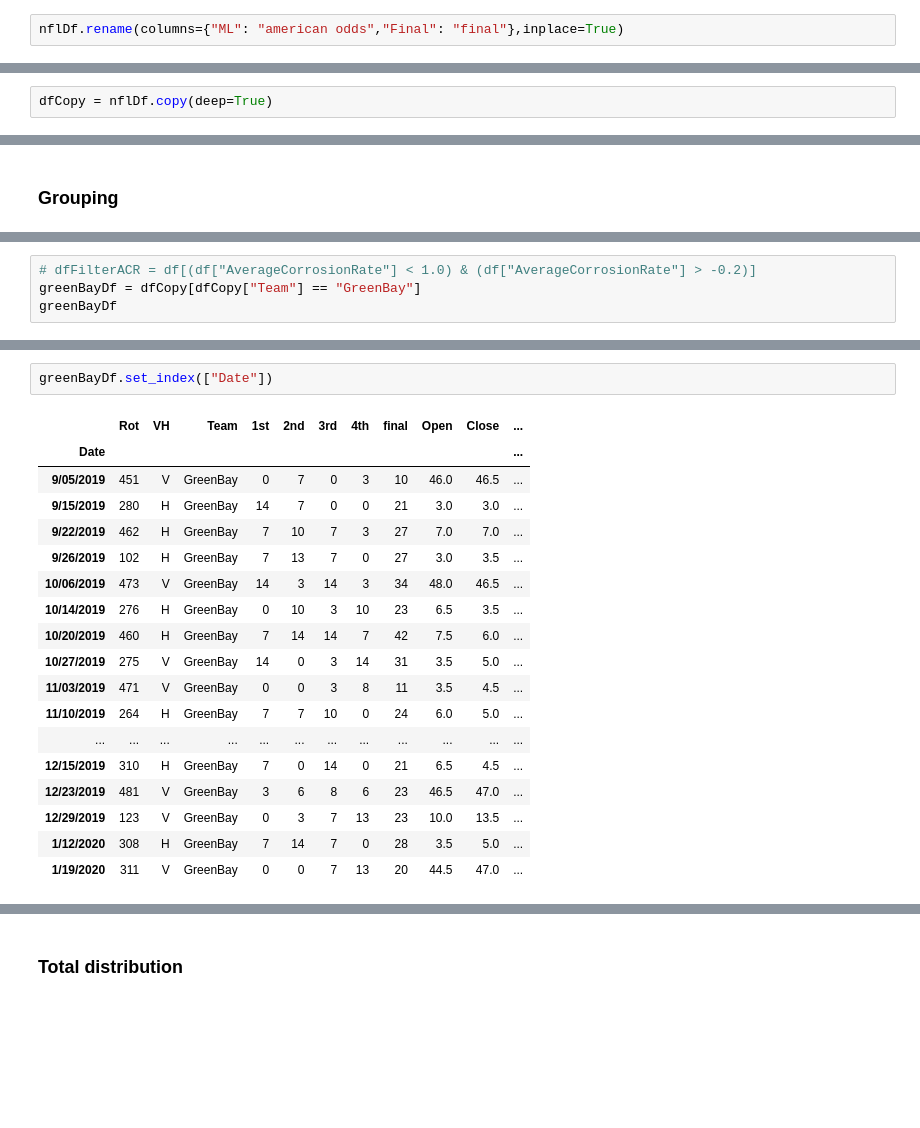
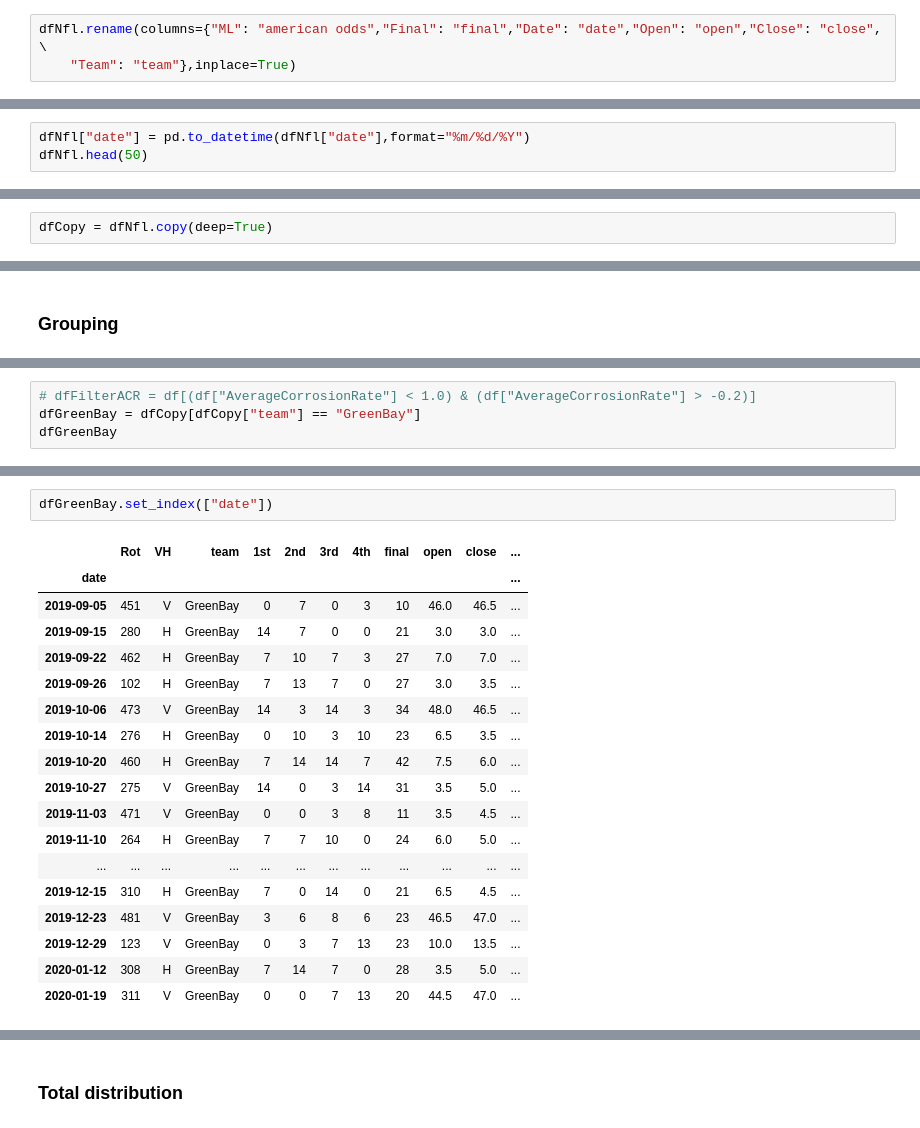
Before and after one commit to tamle7422/data_analysis, a Jupyter notebook: nfl.ipynb, the cells around one changed output, grey strips where cells are left out. Saved outputs shown, nothing was run; the diff lists cells and outputs as text; blank space fills up the shorter version.

```diff
--- a/nfl.ipynb
+++ b/nfl.ipynb
@@ -41,4 +39,5 @@ nflDf = pd.read_csv("../csv_files/sbro/nfl/nfl_2019_sbro.csv")
 # %% [markdown]
 ### Rename column(s)
 # %%
-nflDf.rename(columns={"ML": "american odds","Final": "final"},inplace=True)
+dfNfl.rename(columns={"ML": "american odds","Final": "final","Date": "date","Open": "open","Close": "close", \
+    "Team": "team"},inplace=True)
@@ -130,0 +111,3 @@ Name: Date, dtype: object
+# %%
+dfNfl["date"] = pd.to_datetime(dfNfl["date"],format="%m/%d/%Y")
+dfNfl.head(50)
@@ -131,7 +132,7 @@ Name: Date, dtype: object
 # %% [markdown]
 ### Copy dataframe
 # %%
-dfCopy = nflDf.copy(deep=True)
+dfCopy = dfNfl.copy(deep=True)
 # %% [markdown]
 ### Summary
 # %%
@@ -653,6 +654,6 @@ nflDf["Close"].unique().tolist()
  35.0]
 # %%
 # dfFilterACR = df[(df["AverageCorrosionRate"] < 1.0) & (df["AverageCorrosionRate"] > -0.2)]
-greenBayDf = dfCopy[dfCopy["Team"] == "GreenBay"]
-greenBayDf
+dfGreenBay = dfCopy[dfCopy["team"] == "GreenBay"]
+dfGreenBay
 # %% [output]
@@ -676,23 +677,23 @@ greenBayDf
 # %%
-greenBayDf.set_index(["Date"])
+dfGreenBay.set_index(["date"])
 # %% [output]
-|  | Rot | VH | Team | 1st | 2nd | 3rd | 4th | final | Open | Close | ... |
-| Date |  |  |  |  |  |  |  |  |  |  | ... |
-| 9/05/2019 | 451 | V | GreenBay | 0 | 7 | 0 | 3 | 10 | 46.0 | 46.5 | ... |
-| 9/15/2019 | 280 | H | GreenBay | 14 | 7 | 0 | 0 | 21 | 3.0 | 3.0 | ... |
-| 9/22/2019 | 462 | H | GreenBay | 7 | 10 | 7 | 3 | 27 | 7.0 | 7.0 | ... |
-| 9/26/2019 | 102 | H | GreenBay | 7 | 13 | 7 | 0 | 27 | 3.0 | 3.5 | ... |
-| 10/06/2019 | 473 | V | GreenBay | 14 | 3 | 14 | 3 | 34 | 48.0 | 46.5 | ... |
-| 10/14/2019 | 276 | H | GreenBay | 0 | 10 | 3 | 10 | 23 | 6.5 | 3.5 | ... |
-| 10/20/2019 | 460 | H | GreenBay | 7 | 14 | 14 | 7 | 42 | 7.5 | 6.0 | ... |
-| 10/27/2019 | 275 | V | GreenBay | 14 | 0 | 3 | 14 | 31 | 3.5 | 5.0 | ... |
-| 11/03/2019 | 471 | V | GreenBay | 0 | 0 | 3 | 8 | 11 | 3.5 | 4.5 | ... |
-| 11/10/2019 | 264 | H | GreenBay | 7 | 7 | 10 | 0 | 24 | 6.0 | 5.0 | ... |
+|  | Rot | VH | team | 1st | 2nd | 3rd | 4th | final | open | close | ... |
+| date |  |  |  |  |  |  |  |  |  |  | ... |
+| 2019-09-05 | 451 | V | GreenBay | 0 | 7 | 0 | 3 | 10 | 46.0 | 46.5 | ... |
+| 2019-09-15 | 280 | H | GreenBay | 14 | 7 | 0 | 0 | 21 | 3.0 | 3.0 | ... |
+| 2019-09-22 | 462 | H | GreenBay | 7 | 10 | 7 | 3 | 27 | 7.0 | 7.0 | ... |
+| 2019-09-26 | 102 | H | GreenBay | 7 | 13 | 7 | 0 | 27 | 3.0 | 3.5 | ... |
+| 2019-10-06 | 473 | V | GreenBay | 14 | 3 | 14 | 3 | 34 | 48.0 | 46.5 | ... |
+| 2019-10-14 | 276 | H | GreenBay | 0 | 10 | 3 | 10 | 23 | 6.5 | 3.5 | ... |
+| 2019-10-20 | 460 | H | GreenBay | 7 | 14 | 14 | 7 | 42 | 7.5 | 6.0 | ... |
+| 2019-10-27 | 275 | V | GreenBay | 14 | 0 | 3 | 14 | 31 | 3.5 | 5.0 | ... |
+| 2019-11-03 | 471 | V | GreenBay | 0 | 0 | 3 | 8 | 11 | 3.5 | 4.5 | ... |
+| 2019-11-10 | 264 | H | GreenBay | 7 | 7 | 10 | 0 | 24 | 6.0 | 5.0 | ... |
 | ... | ... | ... | ... | ... | ... | ... | ... | ... | ... | ... | ... |
-| 12/15/2019 | 310 | H | GreenBay | 7 | 0 | 14 | 0 | 21 | 6.5 | 4.5 | ... |
-| 12/23/2019 | 481 | V | GreenBay | 3 | 6 | 8 | 6 | 23 | 46.5 | 47.0 | ... |
-| 12/29/2019 | 123 | V | GreenBay | 0 | 3 | 7 | 13 | 23 | 10.0 | 13.5 | ... |
-| 1/12/2020 | 308 | H | GreenBay | 7 | 14 | 7 | 0 | 28 | 3.5 | 5.0 | ... |
-| 1/19/2020 | 311 | V | GreenBay | 0 | 0 | 7 | 13 | 20 | 44.5 | 47.0 | ... |
+| 2019-12-15 | 310 | H | GreenBay | 7 | 0 | 14 | 0 | 21 | 6.5 | 4.5 | ... |
+| 2019-12-23 | 481 | V | GreenBay | 3 | 6 | 8 | 6 | 23 | 46.5 | 47.0 | ... |
+| 2019-12-29 | 123 | V | GreenBay | 0 | 3 | 7 | 13 | 23 | 10.0 | 13.5 | ... |
+| 2020-01-12 | 308 | H | GreenBay | 7 | 14 | 7 | 0 | 28 | 3.5 | 5.0 | ... |
+| 2020-01-19 | 311 | V | GreenBay | 0 | 0 | 7 | 13 | 20 | 44.5 | 47.0 | ... |
 # %%
 fig,ax = plt.subplots(figsize=(17,12))
```
Also changed, not shown: parts of 38 cells of this notebook.
